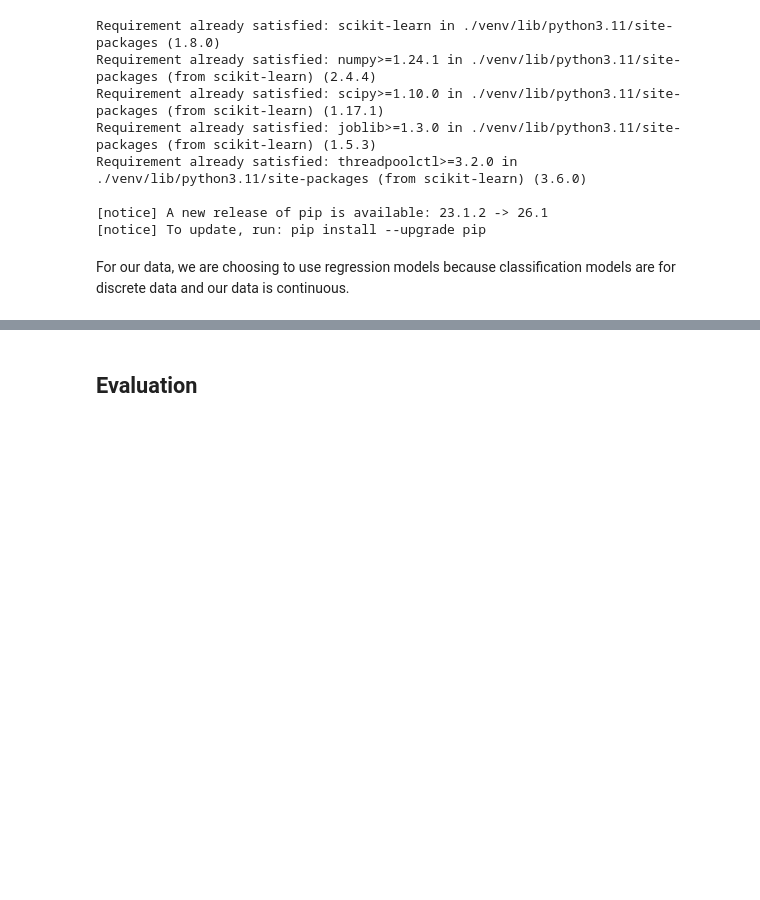
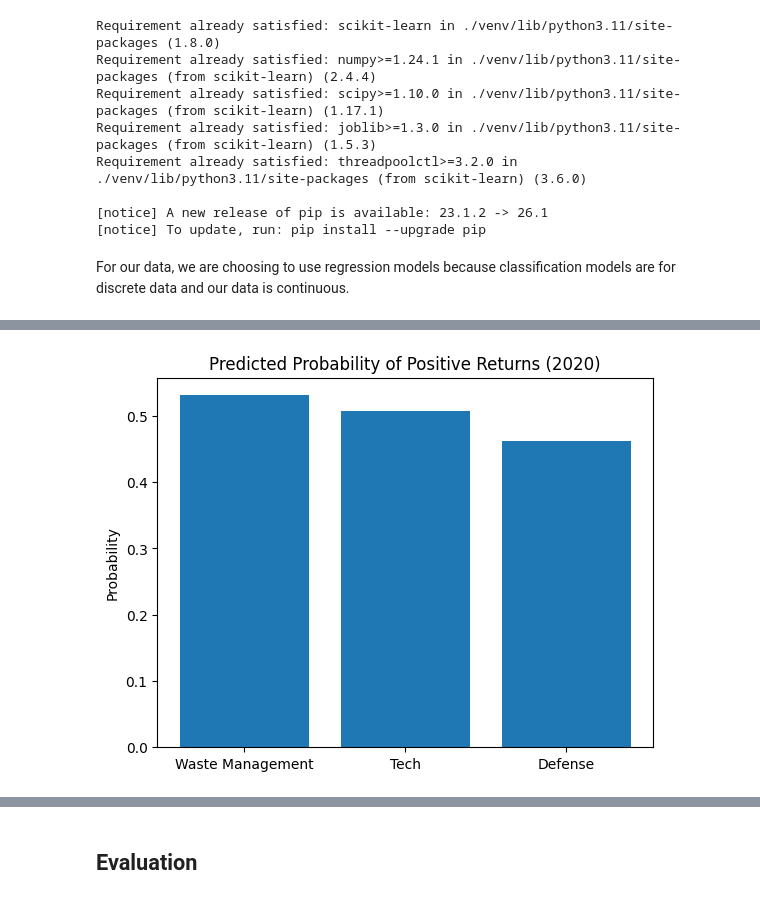
Before and after one commit to CS133-DataVisualization/term-project-stocksuccess, a Jupyter notebook: Stock Success.ipynb, the cells around one changed output, grey strips where cells are left out. Drawn from its saved outputs; the diff is of its cells as text; code cells hidden in the pictures; blank space fills up the shorter version.

Commit message:
improved ML models

```diff
--- a/Stock Success.ipynb
+++ b/Stock Success.ipynb
@@ -294,0 +365,4 @@ print(industry_perf)
+# %%
+best_model = pipelines["Random Forest"]
+
+best_model.fit(X_train, y_train)
@@ -294,0 +385,14 @@ print(industry_perf)
+# %%
+y_pred = best_model.predict(X_test)
+y_prob = best_model.predict_proba(X_test)[:, 1]
+# %%
+test_results = test.copy()
+test_results["Predicted"] = y_pred
+test_results["Prob_Up"] = y_prob
+# %%
+industry_summary = test_results.groupby("Industry").agg(
+    Avg_Prob_Up=("Prob_Up", "mean"),
+    Actual_Up_Rate=("Target", "mean")
+).reset_index().sort_values("Avg_Prob_Up", ascending=False)
+
+print(industry_summary)
@@ -294,0 +422,10 @@ print(industry_perf)
+# %%
+import matplotlib.pyplot as plt
+
+plt.figure()
+plt.bar(industry_summary["Industry"], industry_summary["Avg_Prob_Up"])
+plt.title("Predicted Probability of Positive Returns (2020)")
+plt.ylabel("Probability")
+plt.show()
+# %% [output]
+[figure, added]
```
Also changed, not shown: parts of 27 cells of this notebook.
